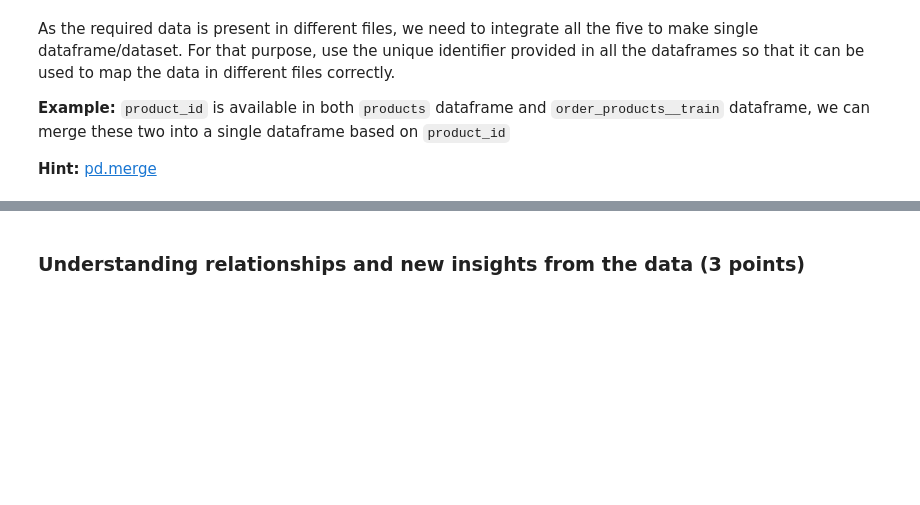
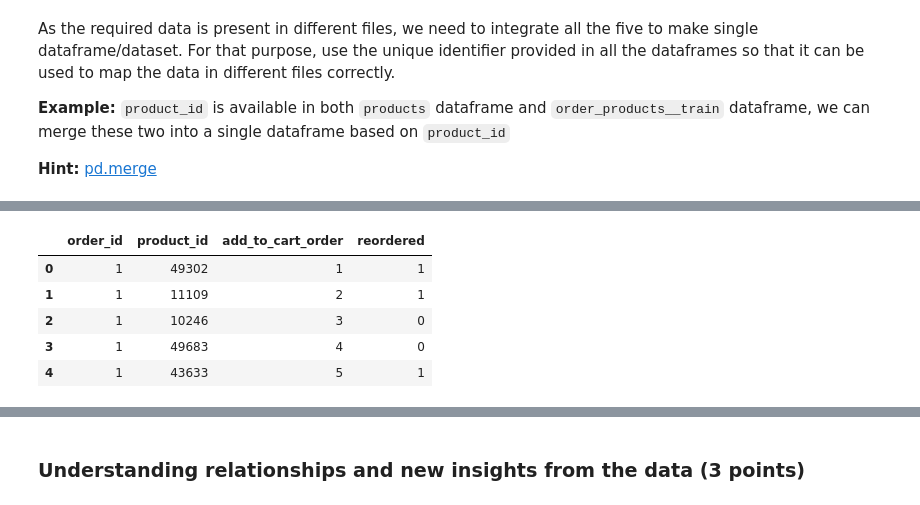
Before and after one commit to surabhi13gupta/CDS, a Jupyter notebook: Module 8/MP1/Market_Basket_Analysis.ipynb, the cells around one changed output, grey strips where cells are left out. Drawn from its saved outputs; the diff is of its cells as text; code cells hidden in the pictures; blank space fills up the shorter version.

```diff
--- a/Module 8/MP1/Market_Basket_Analysis.ipynb
+++ b/Module 8/MP1/Market_Basket_Analysis.ipynb
@@ -77,0 +87,9 @@ As the required data is present in different files, we need to integrate all the
+# %%
+order_products__train.head().sort_values(by='order_id')
+# %% [output]
+|  | order_id | product_id | add_to_cart_order | reordered |
+| 0 | 1 | 49302 | 1 | 1 |
+| 1 | 1 | 11109 | 2 | 1 |
+| 2 | 1 | 10246 | 3 | 0 |
+| 3 | 1 | 49683 | 4 | 0 |
+| 4 | 1 | 43633 | 5 | 1 |
```
Also changed, not shown: parts of 4 cells of this notebook.
